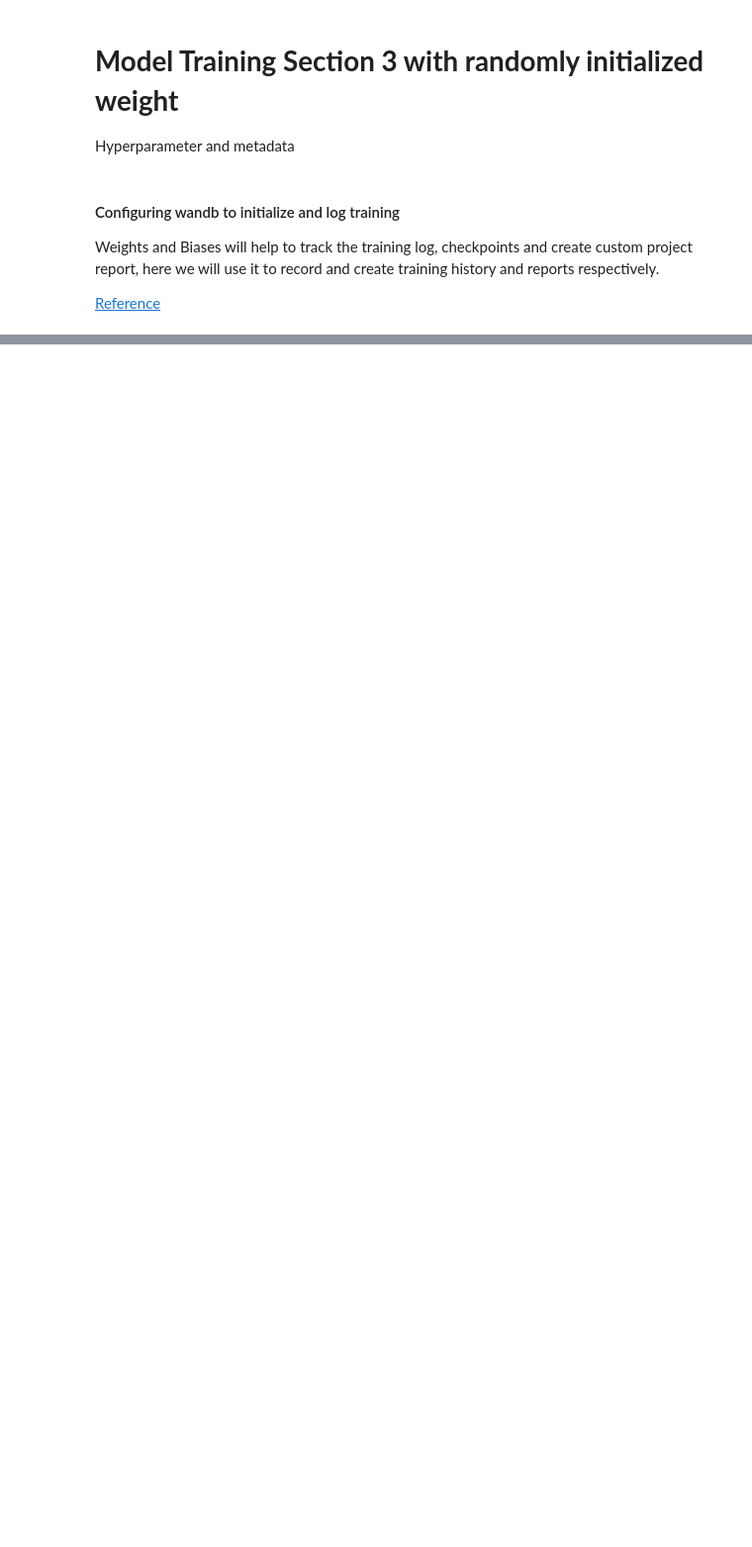
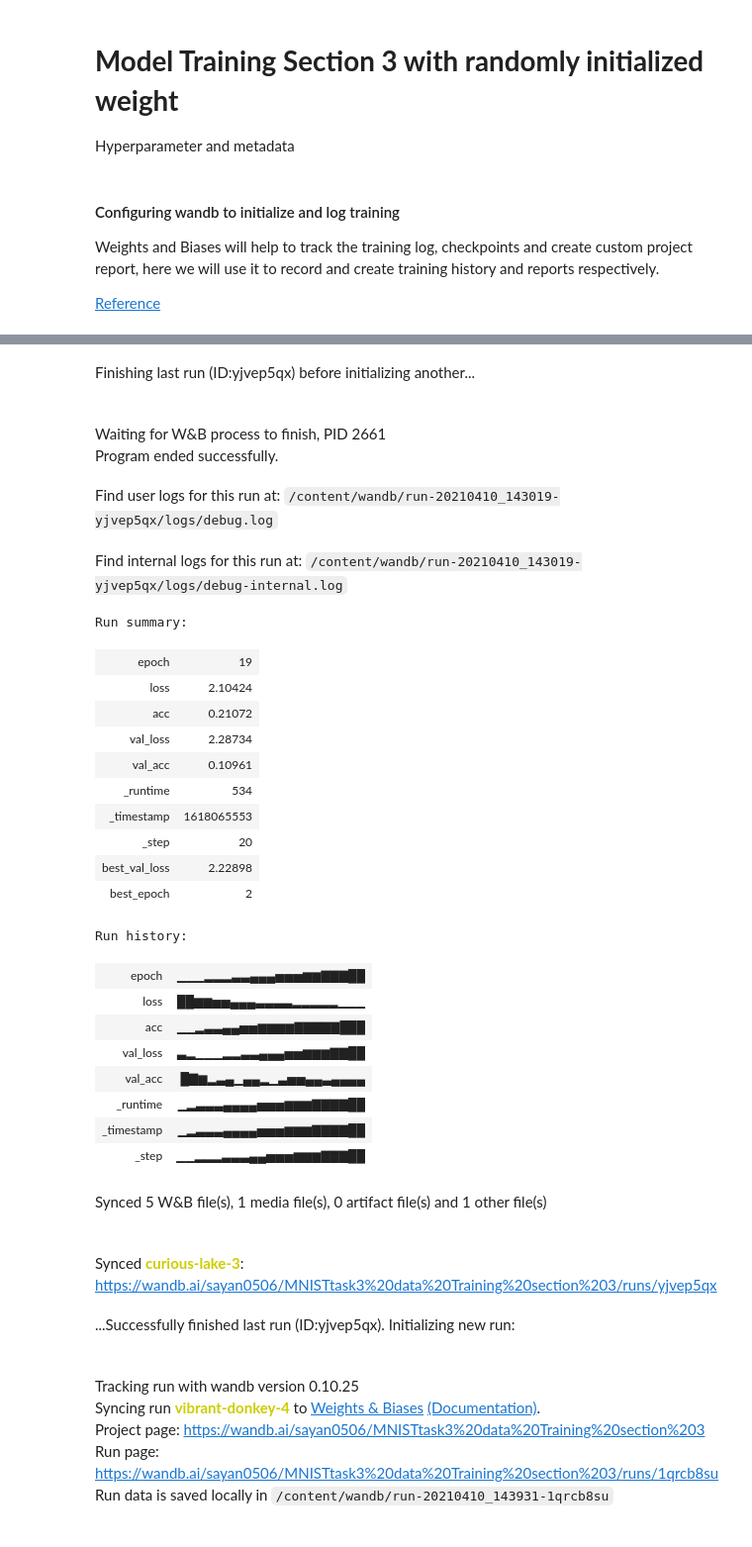
Before and after one commit to sayan0506/Comparative-STudy-of-Effect-of-Transfer-Learning-om-Different-Handwritten-Digit-Datasets-using-WandB, a Jupyter notebook: IIITD_assignment_task_2_test_script.ipynb, the cells around one changed output, grey strips where cells are left out. Shown at 99% size. Drawn from its saved outputs; the diff is of its cells as text; code cells hidden in the pictures; blank space fills up the shorter version.

```diff
--- a/IIITD_assignment_task_2_test_script.ipynb
+++ b/IIITD_assignment_task_2_test_script.ipynb
@@ -2122,7 +2143,7 @@ Instruction: Initialize everytime before using wandbcallback and run.join()
 '''
 # initialize wandb with the project
 
-run = wandb.init(project = 'MNIST Training section 2',
+run = wandb.init(project = 'MNISTtask3 data Training section 3',
                  config = {
                      "learning_rate": learning_rate,
                      "epochs": epochs,
@@ -2152,0 +2235,49 @@ Run data is saved locally in /content/wandb/run-20210410_131557-2oycva6k
+# %%
+'''
+Instruction: Initialize everytime before using wandbcallback and run.join()
+'''
+# initialize wandb with the project
+
+run = wandb.init(project = 'MNISTtask3 data Training section 3',
+                 config = {
+                     "learning_rate": learning_rate,
+                     "epochs": epochs,
+                     "batch_size": train_generator_task3.batch_size,
+                     "loss_function": loss_fn,
+                     "architecture": "CNN",
+                     "dataset": 'Trainset'
+                 })
+# %% [output]
+Finishing last run (ID:yjvep5qx) before initializing another...
+Waiting for W&B process to finish, PID 2661
+Program ended successfully.
+Find user logs for this run at: /content/wandb/run-20210410_143019-yjvep5qx/logs/debug.log
+Find internal logs for this run at: /content/wandb/run-20210410_143019-yjvep5qx/logs/debug-internal.log
+Run summary:
+| epoch | 19 |
+| loss | 2.10424 |
+| acc | 0.21072 |
+| val_loss | 2.28734 |
+| val_acc | 0.10961 |
+| _runtime | 534 |
+| _timestamp | 1618065553 |
+| _step | 20 |
+| best_val_loss | 2.22898 |
+| best_epoch | 2 |
+Run history:
+| epoch | ▁▁▁▂▂▂▃▃▄▄▄▅▅▅▆▆▇▇▇██ |
+| loss | ██▆▆▅▅▄▄▄▃▃▃▃▂▂▂▂▂▁▁▁ |
+| acc | ▁▁▂▃▃▄▄▅▅▆▆▆▆▇▇▇▇▇███ |
+| val_loss | ▃▂▁▁▁▂▂▃▃▄▄▄▅▅▆▆▆▇▇██ |
+| val_acc | █▇▆▂▃▄▁▄▄▂▁▃▅▅▄▄▃▄▄▄▄ |
+| _runtime | ▁▂▃▃▃▄▄▄▄▅▅▅▆▆▆▇▇▇▇██ |
+| _timestamp | ▁▂▃▃▃▄▄▄▄▅▅▅▆▆▆▇▇▇▇██ |
+| _step | ▁▁▂▂▂▃▃▃▄▄▅▅▅▆▆▆▇▇▇██ |
+Synced 5 W&B file(s), 1 media file(s), 0 artifact file(s) and 1 other file(s)
+Synced curious-lake-3: https://wandb.ai/sayan0506/MNISTtask3%20data%20Training%20section%203/runs/yjvep5qx
+...Successfully finished last run (ID:yjvep5qx). Initializing new run:
+Tracking run with wandb version 0.10.25
+Syncing run vibrant-donkey-4 to Weights & Biases (Documentation).
+Project page: https://wandb.ai/sayan0506/MNISTtask3%20data%20Training%20section%203
+Run page: https://wandb.ai/sayan0506/MNISTtask3%20data%20Training%20section%203/runs/1qrcb8su
+Run data is saved locally in /content/wandb/run-20210410_143931-1qrcb8su
```
Also changed, not shown: parts of 27 cells of this notebook.
